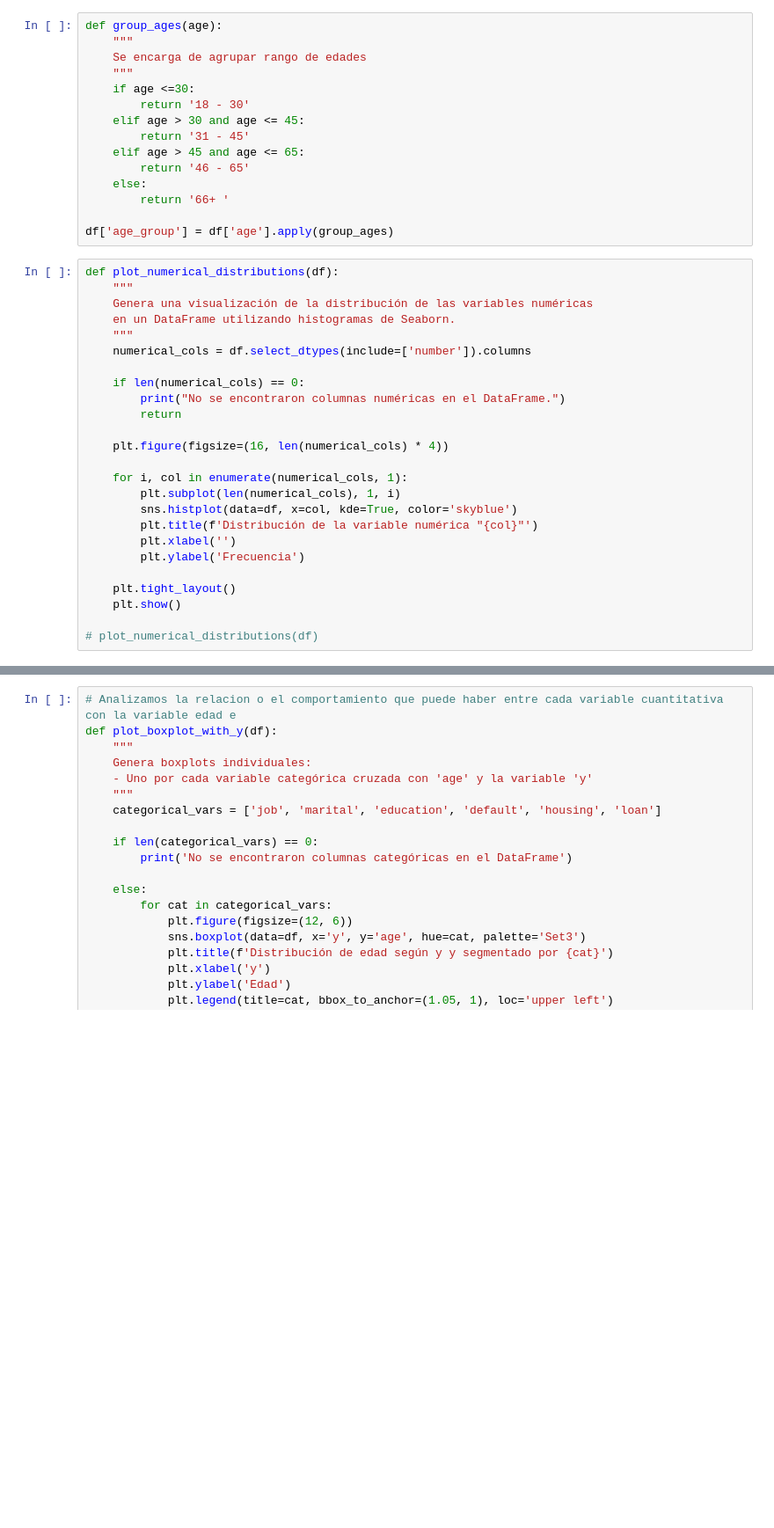
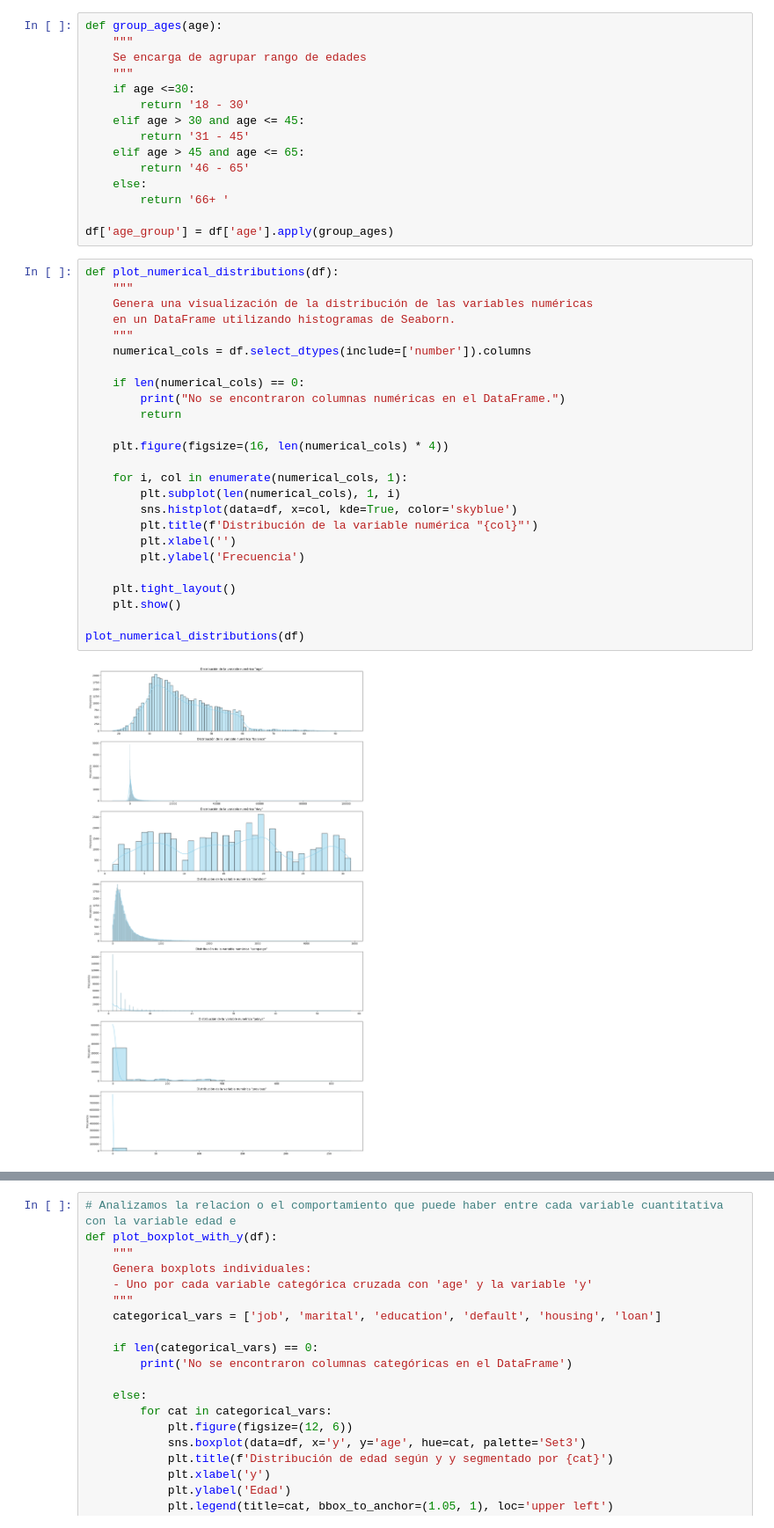
Before and after one commit to Ogomez07/Proyecto-Abril, a Jupyter notebook: notebooks/definido.ipynb, the cells around one changed output, grey strips where cells are left out. Shown at 88% size. Saved outputs shown, nothing was run; the diff lists cells and outputs as text; blank space fills up the shorter version.

```diff
--- a/notebooks/definido.ipynb
+++ b/notebooks/definido.ipynb
@@ -191,28 +193,30 @@ df['age_group'] = df['age'].apply(group_ages)
 # %%
 def plot_numerical_distributions(df):
     """
     Genera una visualización de la distribución de las variables numéricas
     en un DataFrame utilizando histogramas de Seaborn.
     """
     numerical_cols = df.select_dtypes(include=['number']).columns
 
     if len(numerical_cols) == 0:
         print("No se encontraron columnas numéricas en el DataFrame.")
         return
 
     plt.figure(figsize=(16, len(numerical_cols) * 4))
 
     for i, col in enumerate(numerical_cols, 1):
         plt.subplot(len(numerical_cols), 1, i)
         sns.histplot(data=df, x=col, kde=True, color='skyblue')
         plt.title(f'Distribución de la variable numérica "{col}"')
         plt.xlabel('')
         plt.ylabel('Frecuencia')
 
     plt.tight_layout()
     plt.show()
 
-# plot_numerical_distributions(df)
+plot_numerical_distributions(df)
+# %% [output]
+[figure, added]
 # %%
 def plot_individual_boxplots(df):
     """
```
Also changed, not shown: parts of 5 cells of this notebook, 2 other files.
